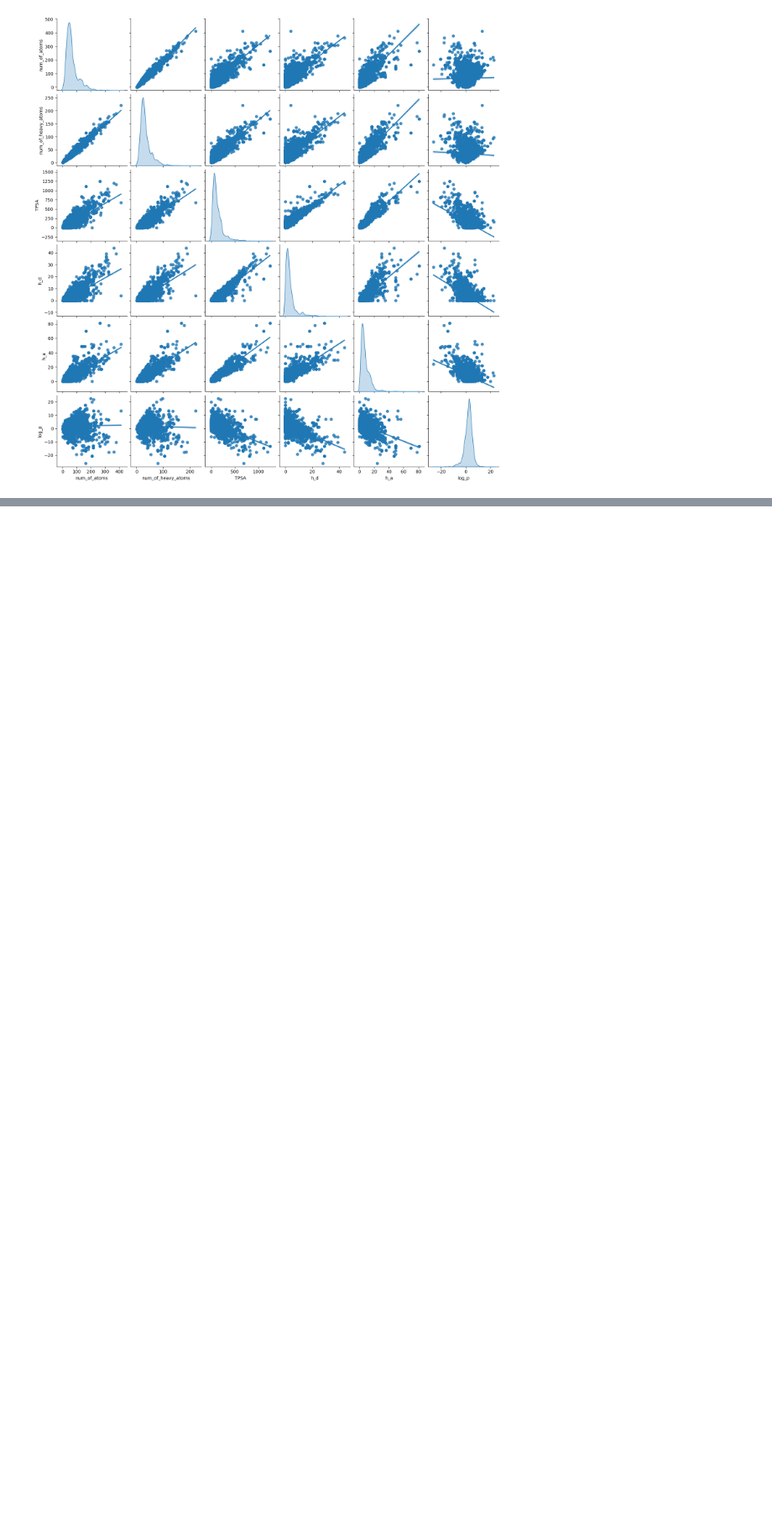
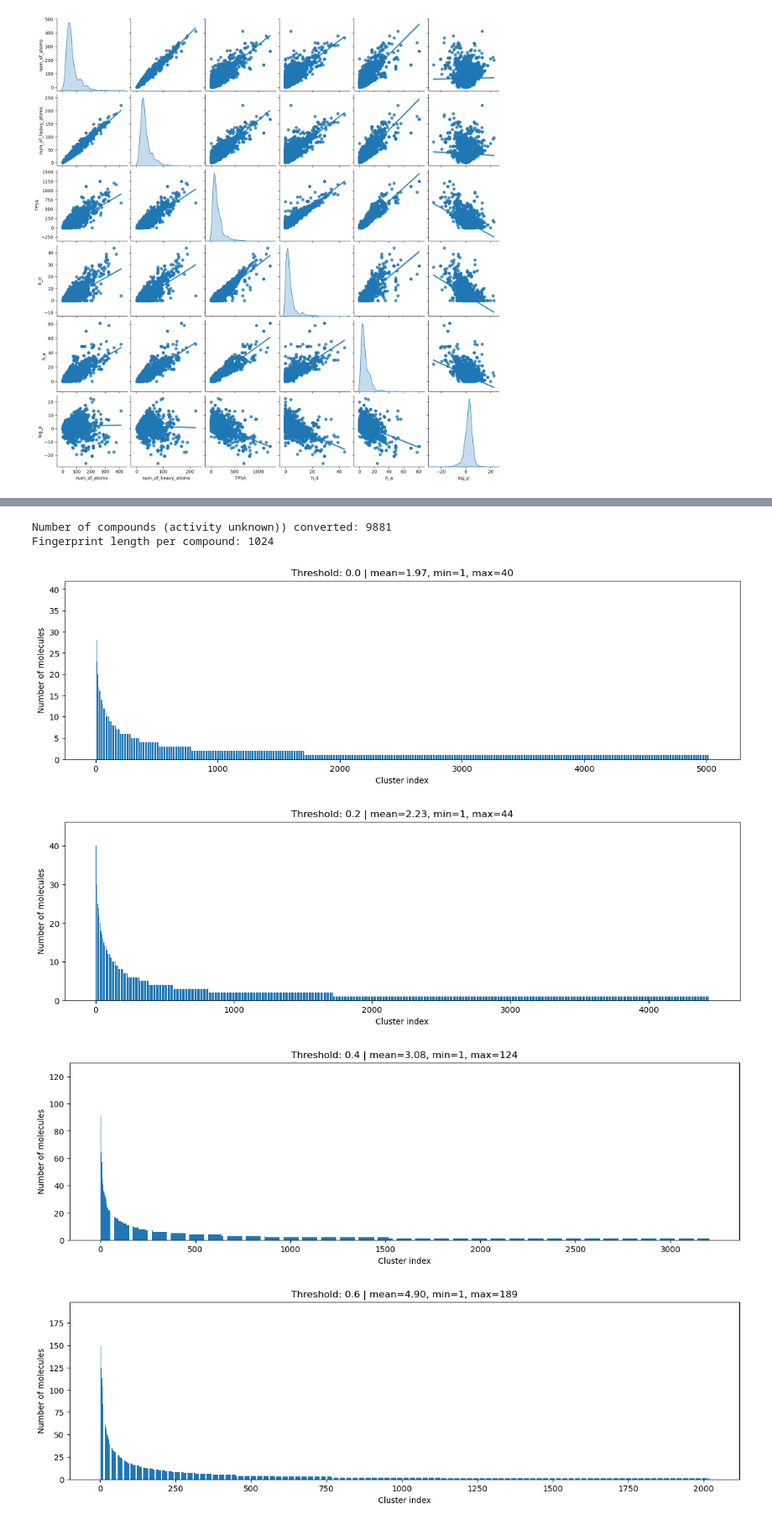
Before and after one commit to fkkarpinski/licencjat_git, a Jupyter notebook: notebook.ipynb, the cells around one changed output, grey strips where cells are left out. Shown at 84% size. Saved outputs shown, nothing was run; the diff lists cells and outputs as text; code cells hidden in the pictures; blank space fills up the shorter version.

Commit message:
added clustering functions

```diff
--- a/notebook.ipynb
+++ b/notebook.ipynb
@@ -118,0 +123,51 @@ plt.show()
+# %%
+data_mol = []
+for _, smiles in data["smiles"].items():
+    data_mol.append(Chem.MolFromSmiles(smiles))
+# %%
+rdkitGen = rdFingerprintGenerator.GetMorganGenerator(radius = 2, fpSize = 1024)
+data_fingerprints = [rdkitGen.GetFingerprint(mol) for mol in data_mol]
+
+print(f"Number of compounds (activity unknown)) converted: {len(data_fingerprints)}")
+print(f"Fingerprint length per compound: {len(data_fingerprints[0])}")
+# %% [output]
+Number of compounds (activity unknown)) converted: 9881
+Fingerprint length per compound: 1024
+# %%
+def tanimotoDistanceMatrix(fpList):
+    """
+    generate Tanimoto distance matrix
+    input: list of fingerprints
+    output: matrix of distances between each molecule
+    """
+    dissimilarityMatrix = []
+    for i in range (1, len(fpList)):
+        similarities = DataStructs.BulkTanimotoSimilarity(fpList[i], fpList[:i])
+        dissimilarityMatrix.extend([1 - x for x in similarities])
+    return dissimilarityMatrix
+
+def clusterFingerprints(fingerprints, cutoff):
+    """cluster fingerprints using Butina based on pre-set cutoff
+    input: list of fingerprints, cutoff[0;1]
+    output: a tuple of tuples containing information about the clusters; first element for each cluster is its centroid
+    *higher cutoff = less clusters, bigger diversity within a cluster
+    """
+    distanceMatrix = tanimotoDistanceMatrix(fingerprints)
+    clusters = Butina.ClusterData(distanceMatrix, len(fingerprints), cutoff, isDistData = True)
+    clusters = sorted(clusters, key = len, reverse = True)
+    return clusters
+# %%
+for cutoff in np.arange(0.0, 1.0, 0.2):
+    clusters = clusterFingerprints(data_fingerprints, cutoff=cutoff)
+    sizes = np.array([len(c) for c in clusters])
+
+    fig, ax = plt.subplots(figsize=(15, 4))
+    ax.set_title(f"Threshold: {cutoff:2.1f} | mean={sizes.mean():.2f}, min={sizes.min()}, max={sizes.max()}")
+    ax.set_xlabel("Cluster index")
+    ax.set_ylabel("Number of molecules")
+    ax.bar(range(1, len(clusters) + 1), [len(c) for c in clusters], lw=5)
+# %% [output]
+[figure, added]
+[figure, added]
+[figure, added]
+[figure, added]
```
Also changed, not shown: parts of 3 cells of this notebook, 5 other files.
